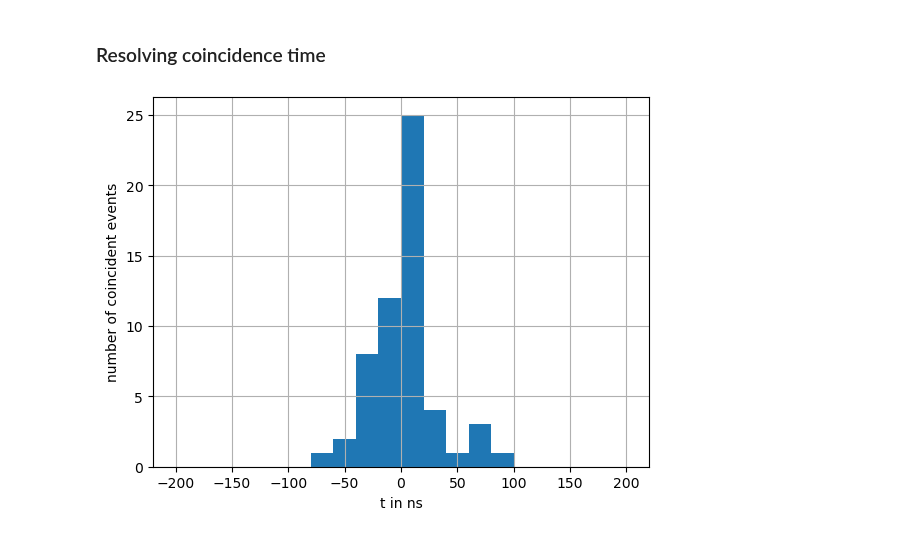
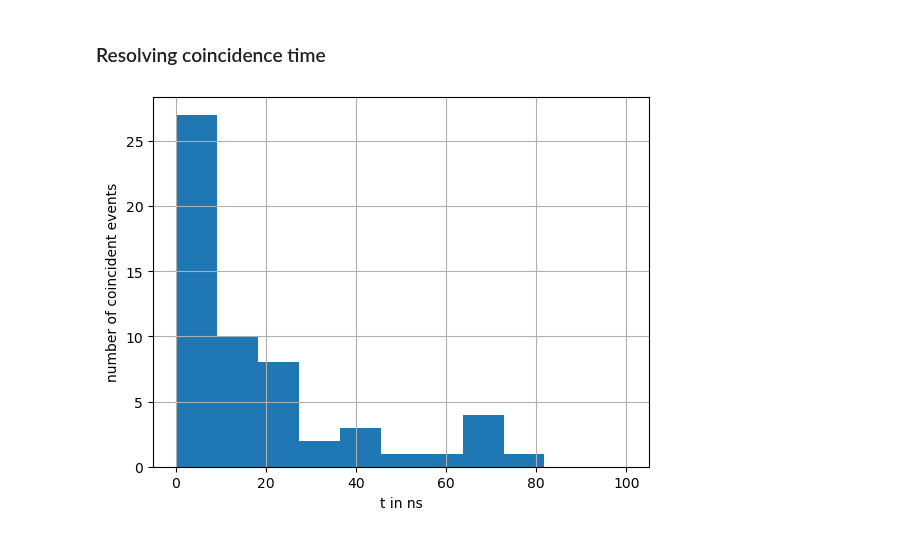
Before and after one commit to MRNock04/P3, a Jupyter notebook: Winkelkorrelation/Ergebnisse/Koinzidenz_students.ipynb, the cells around one changed output. Drawn from its saved outputs; the diff is of its cells as text; code cells hidden in the pictures.

```diff
--- a/Winkelkorrelation/Ergebnisse/Koinzidenz_students.ipynb
+++ b/Winkelkorrelation/Ergebnisse/Koinzidenz_students.ipynb
@@ -546,12 +546,12 @@ print(np.size(rate_theta))
 # %% [markdown]
 ### Resolving coincidence time
 # %%
-plt.hist(dtCoinc, bins=20, range=(-200,200))
+plt.hist(np.abs(dtCoinc), bins=11, range=(0,100))
 # plt.axis([-0, 0, 0, 0])
 plt.grid(True)
 plt.xlabel("t in ns")
 plt.ylabel("number of coincident events")
 # plt.savefig("hist_coin_time.pdf")
 plt.show()
 # %% [output]
-[figure, old version]
+[figure, new version]
```
Also changed, not shown: parts of 2 cells of this notebook.
